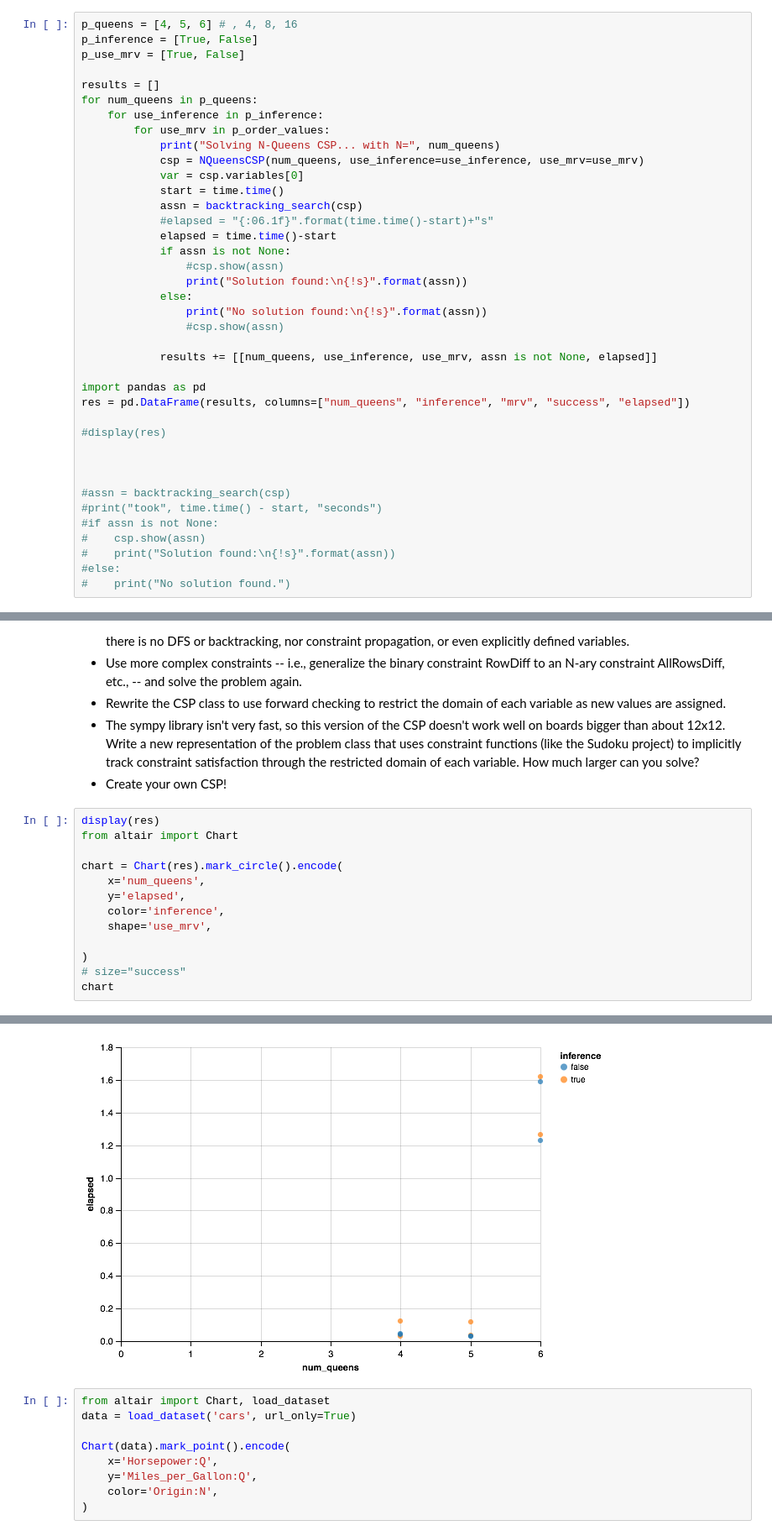
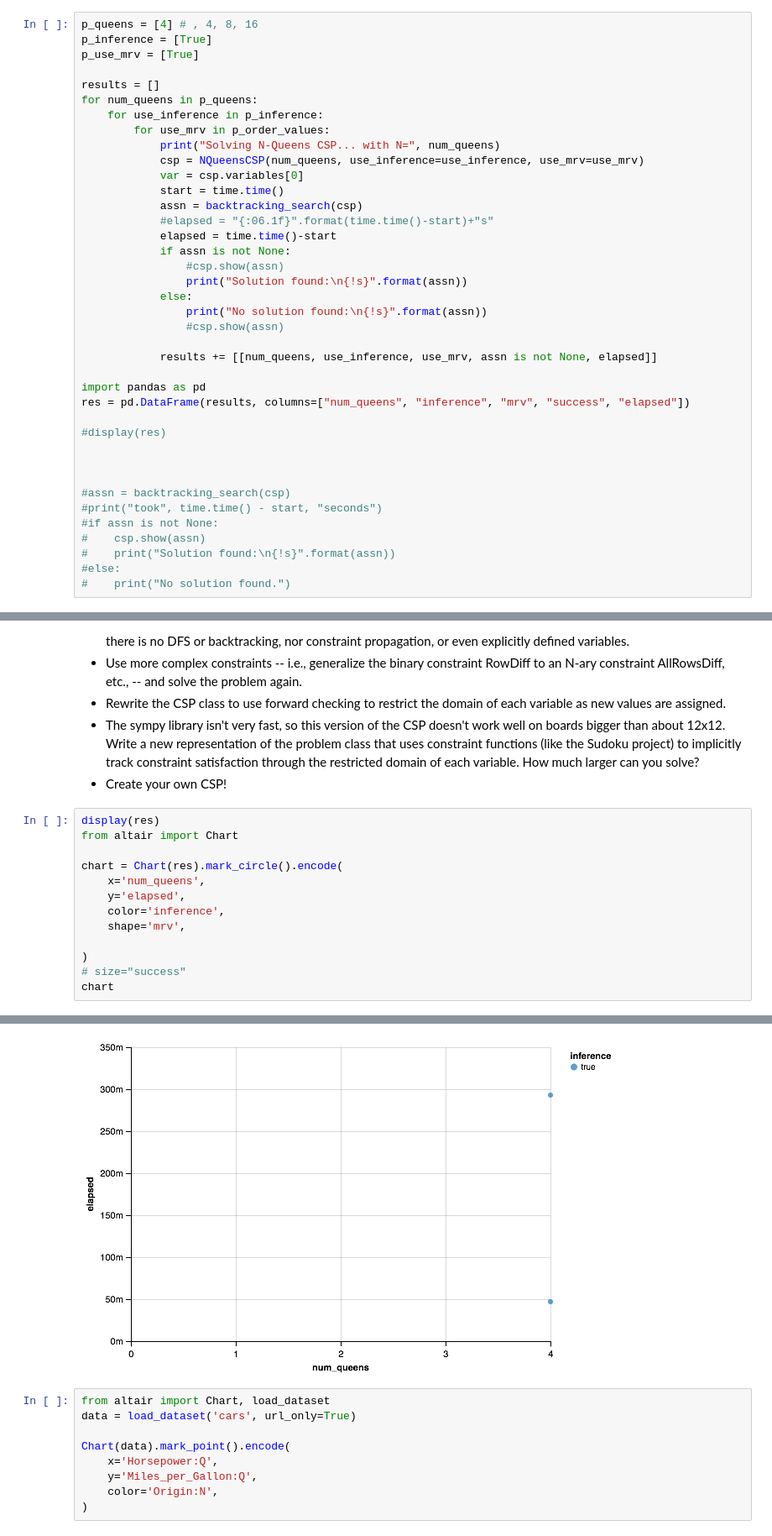
Before and after one commit to marianokamp/AIND-Constraint_Satisfaction, a Jupyter notebook: AIND-Constraint_Satisfaction.ipynb, the cells around one changed output, grey strips where cells are left out. Shown at 84% size. Saved outputs shown, nothing was run; the diff lists cells and outputs as text.

Commit message:
Saving current state. Inference/ac3/revis to be implemented when resuming.

```diff
--- a/AIND-Constraint_Satisfaction.ipynb
+++ b/AIND-Constraint_Satisfaction.ipynb
@@ -312,9 +336,9 @@ def backtrack(assignment, csp):
 ### Solve the CSP
 With backtracking implemented, now you can use it to solve instances of the problem. We've started with the classical 8-queen version, but you can try other sizes as well.  Boards larger than 12x12 may take some time to solve because sympy is slow in the way its being used here, and because the selection and value ordering methods haven't been implemented.  See if you can implement any of the techniques in the AIMA text to speed up the solver!
 # %%
-p_queens = [4, 5, 6] # , 4, 8, 16
-p_inference = [True, False]
-p_use_mrv = [True, False]
+p_queens = [4] # , 4, 8, 16
+p_inference = [True]
+p_use_mrv = [True]
 
 results = []
 for num_queens in p_queens:
@@ -385,7 +409,7 @@ chart = Chart(res).mark_circle().encode(
     x='num_queens',
     y='elapsed',
     color='inference',
-    shape='use_mrv',
+    shape='mrv',
 
 )
 # size="success"
@@ -407,5 +421,5 @@ chart
 [interactive output not drawn]
-[figure, old version]
+[figure, new version]
 # %%
 from altair import Chart, load_dataset
 data = load_dataset('cars', url_only=True)
```
Also changed, not shown: parts of 5 cells of this notebook.
